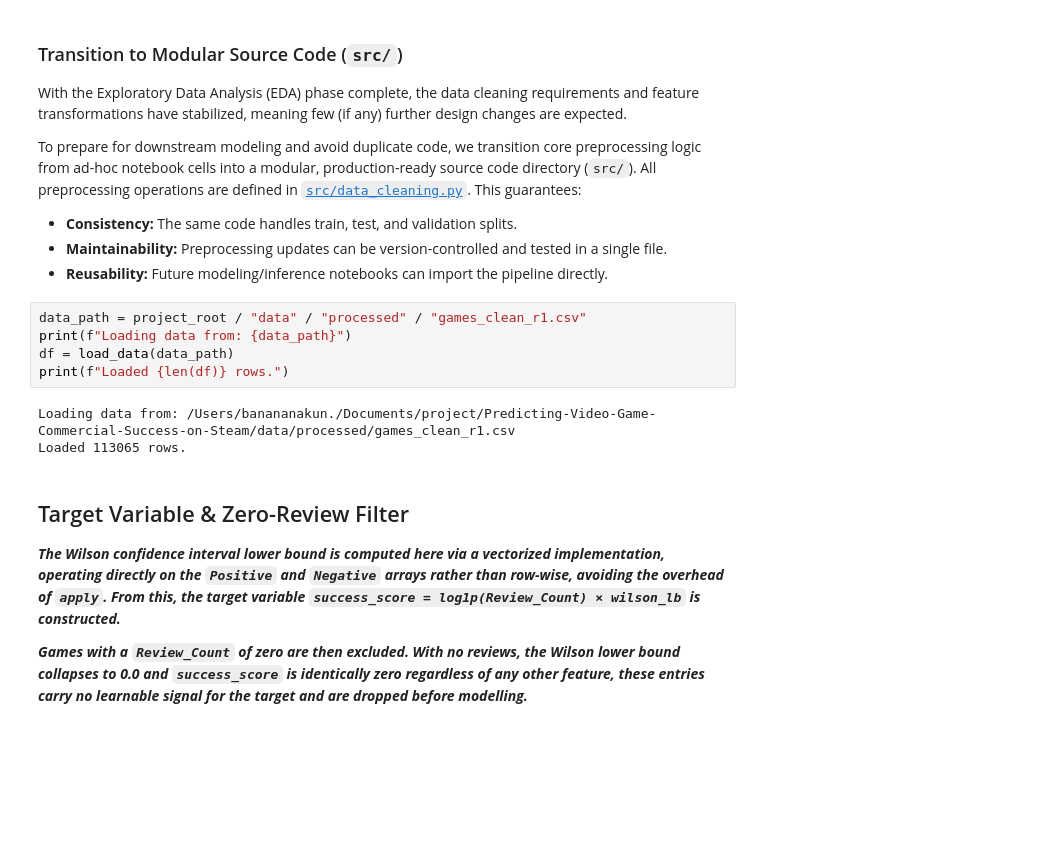
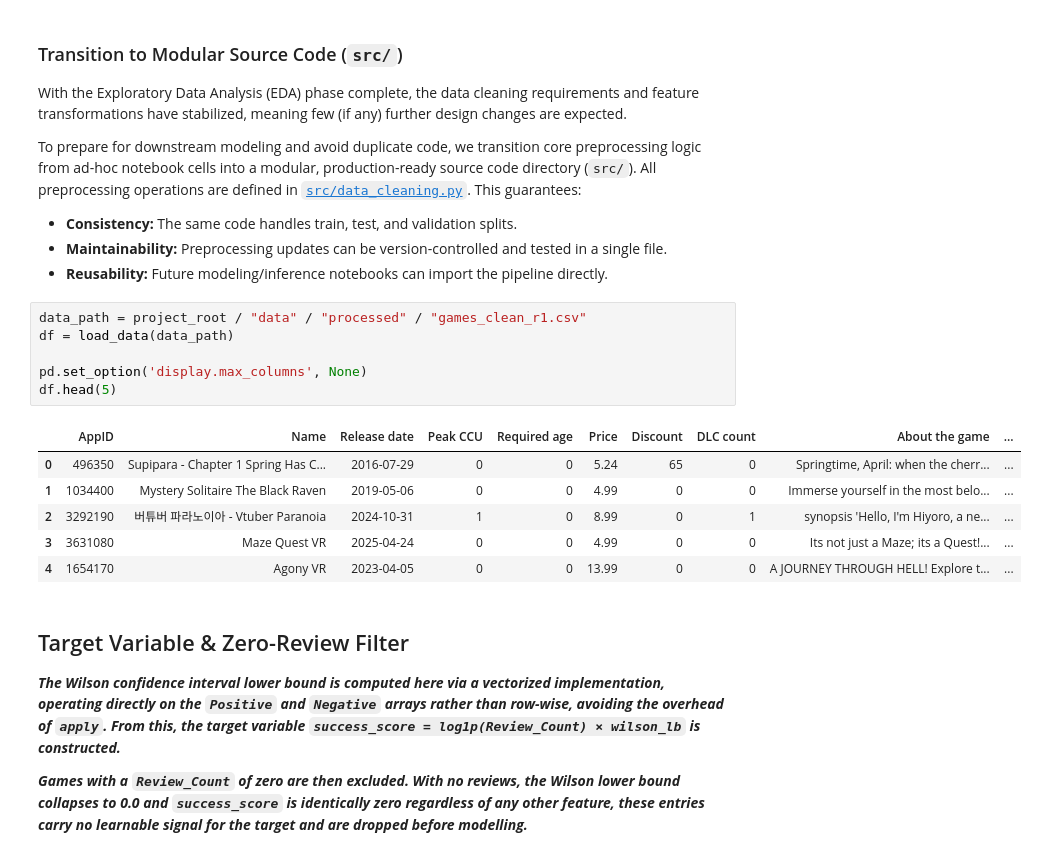
Before and after one commit to haoran-png/Predicting-Video-Game-Commercial-Success-on-Steam, a Jupyter notebook: notebook/04_cleaning_final.ipynb, the cells around one changed output. Saved outputs shown, nothing was run; the diff lists cells and outputs as text; blank space fills up the shorter version.

```diff
--- a/notebook/04_cleaning_final.ipynb
+++ b/notebook/04_cleaning_final.ipynb
@@ -42,12 +40,17 @@ To prepare for downstream modeling and avoid duplicate code, we transition core
 - **Reusability:** Future modeling/inference notebooks can import the pipeline directly.
 # %%
 data_path = project_root / "data" / "processed" / "games_clean_r1.csv"
-print(f"Loading data from: {data_path}")
 df = load_data(data_path)
-print(f"Loaded {len(df)} rows.")
+
+pd.set_option('display.max_columns', None)
+df.head(5)
 # %% [output]
-Loading data from: /Users/banananakun./Documents/project/Predicting-Video-Game-Commercial-Success-on-Steam/data/processed/games_clean_r1.csv
-Loaded 113065 rows.
+|  | AppID | Name | Release date | Peak CCU | Required age | Price | Discount | DLC count | About the game | ... |
+| 0 | 496350 | Supipara - Chapter 1 Spring Has C... | 2016-07-29 | 0 | 0 | 5.24 | 65 | 0 | Springtime, April: when the cherr... | ... |
+| 1 | 1034400 | Mystery Solitaire The Black Raven | 2019-05-06 | 0 | 0 | 4.99 | 0 | 0 | Immerse yourself in the most belo... | ... |
+| 2 | 3292190 | 버튜버 파라노이아 - Vtuber Paranoia | 2024-10-31 | 1 | 0 | 8.99 | 0 | 1 | synopsis 'Hello, I'm Hiyoro, a ne... | ... |
+| 3 | 3631080 | Maze Quest VR | 2025-04-24 | 0 | 0 | 4.99 | 0 | 0 | Its not just a Maze; its a Quest!... | ... |
+| 4 | 1654170 | Agony VR | 2023-04-05 | 0 | 0 | 13.99 | 0 | 0 | A JOURNEY THROUGH HELL! Explore t... | ... |
 # %% [markdown]
 ## Target Variable & Zero-Review Filter
 
```
Also changed, not shown: parts of 15 cells of this notebook.
